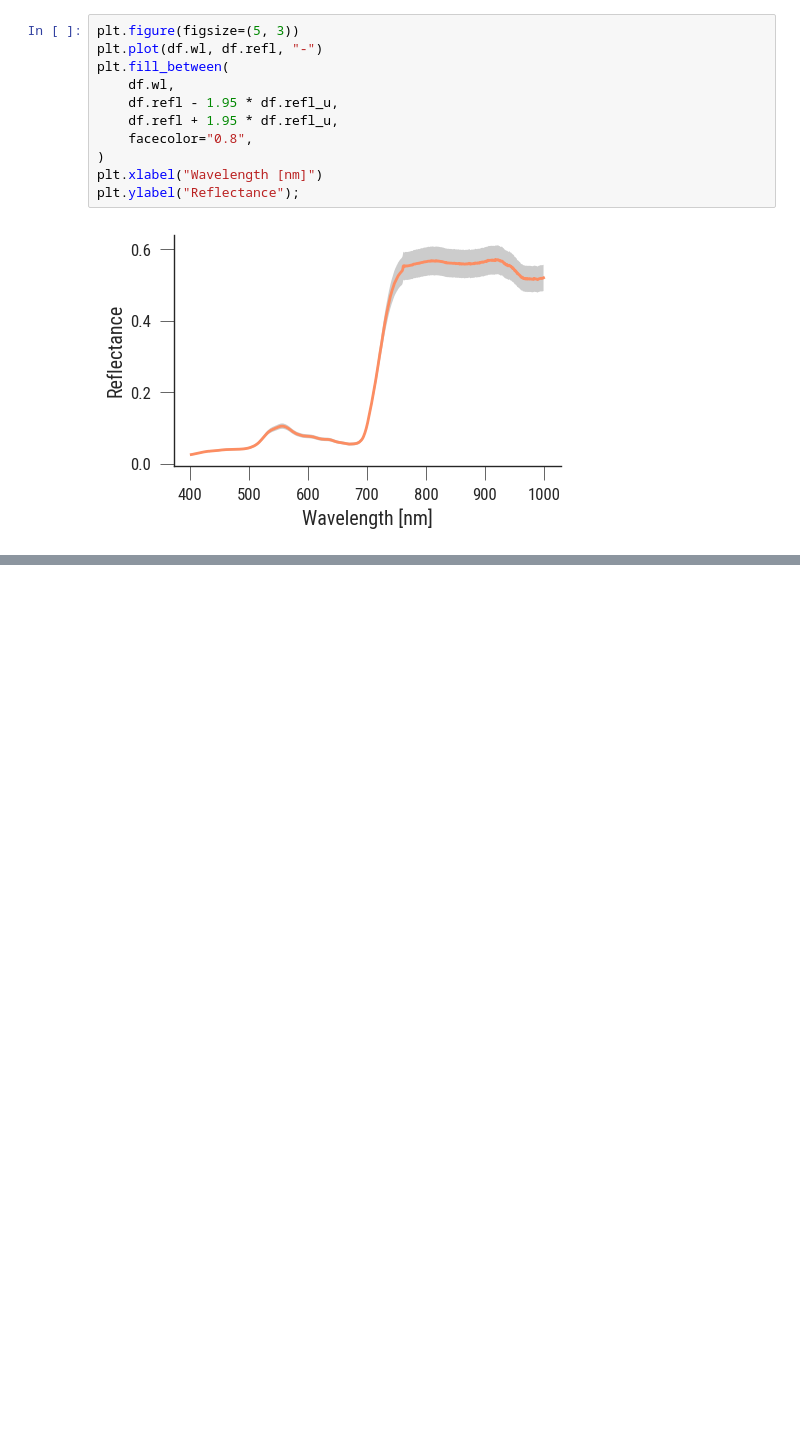
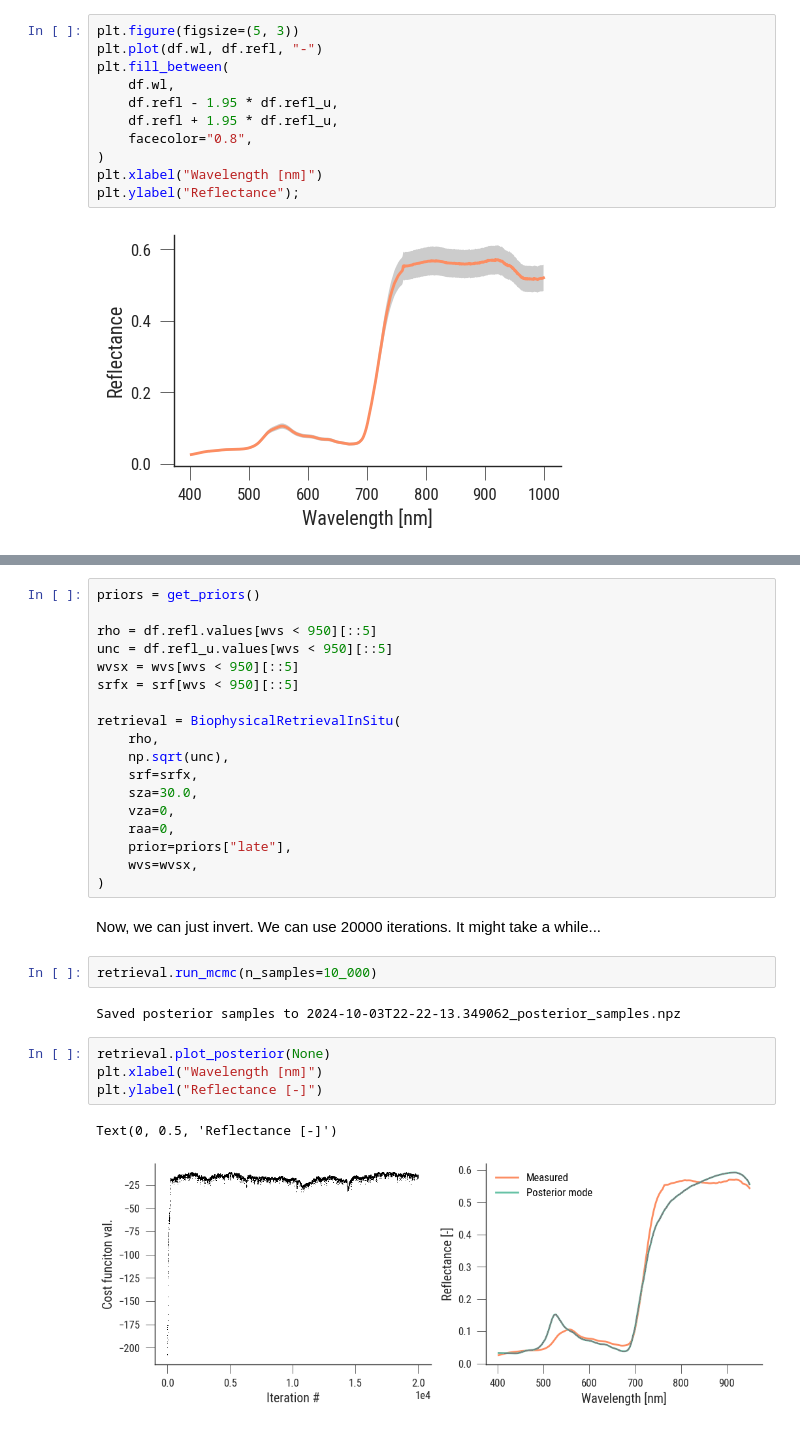
Before and after one commit to jgomezdans/pangeos_uq, a Jupyter notebook: notebooks/09-PiccoloDoppioInversion.ipynb, the cells around one changed output, grey strips where cells are left out. Saved outputs shown, nothing was run; the diff lists cells and outputs as text; blank space fills up the shorter version.

```diff
--- a/notebooks/09-PiccoloDoppioInversion.ipynb
+++ b/notebooks/09-PiccoloDoppioInversion.ipynb
@@ -84 +118,32 @@ retrieval = BiophysicalRetrievalInSitu(df.refl.to_numpy(),
+# %%
+priors = get_priors()
+
+rho = df.refl.values[wvs < 950][::5]
+unc = df.refl_u.values[wvs < 950][::5]
+wvsx = wvs[wvs < 950][::5]
+srfx = srf[wvs < 950][::5]
+
+retrieval = BiophysicalRetrievalInSitu(
+    rho,
+    np.sqrt(unc),
+    srf=srfx,
+    sza=30.0,
+    vza=0,
+    raa=0,
+    prior=priors["late"],
+    wvs=wvsx,
+)
+# %% [markdown]
+Now, we can just invert. We can use 20000 iterations. It might take a while...
+# %%
+retrieval.run_mcmc(n_samples=10_000)
+# %% [output]
+Saved posterior samples to 2024-10-03T22-22-13.349062_posterior_samples.npz
+# %%
+retrieval.plot_posterior(None)
+plt.xlabel("Wavelength [nm]")
+plt.ylabel("Reflectance [-]")
+# %% [output]
+Text(0, 0.5, 'Reflectance [-]')
+[figure, added]
 # %%
```
Also changed, not shown: parts of 7 cells of this notebook.
